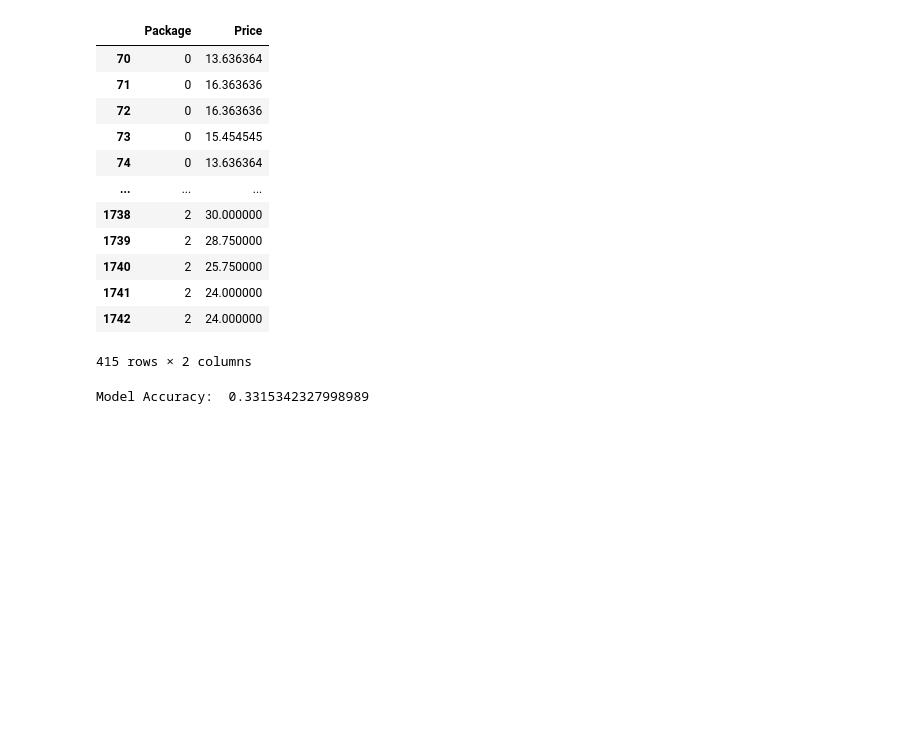
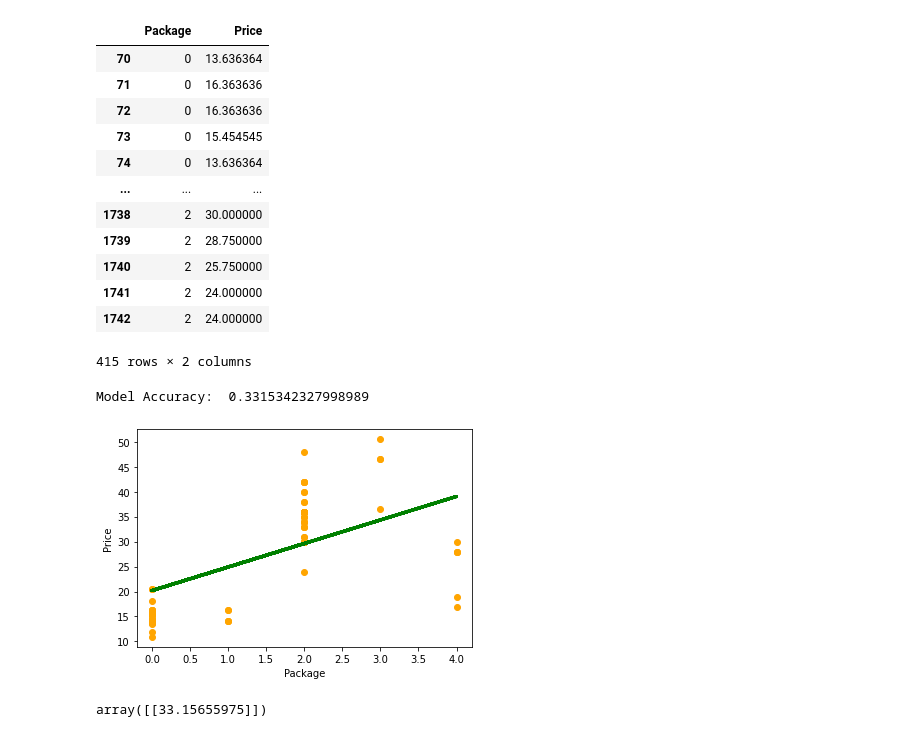
Before and after one commit to Linhatran/Microsoft-machine-learning, a Jupyter notebook: 2-Regression/3-Linear/notebook.ipynb, the cells around one changed output. Drawn from its saved outputs; the diff is of its cells as text; code cells hidden in the pictures; blank space fills up the shorter version.

Commit message:
add scatter plot and linear regression to predict pumpkin price based on packaging

```diff
--- a/2-Regression/3-Linear/notebook.ipynb
+++ b/2-Regression/3-Linear/notebook.ipynb
@@ -137,3 +137,16 @@ accuracy_score = linear_regression.score(X_train, y_train)
 print('Model Accuracy: ', accuracy_score)
 # %% [output]
 Model Accuracy:  0.3315342327998989
+# %%
+plt.scatter(X_test, y_test, color='orange')
+plt.plot(X_test, pred, color='green', linewidth=3)
+
+plt.xlabel('Package')
+plt.ylabel('Price')
+plt.show()
+# %% [output]
+[figure, added]
+# %%
+linear_regression.predict(np.array([[2.75]]))
+# %% [output]
+array([[33.15655975]])
```
